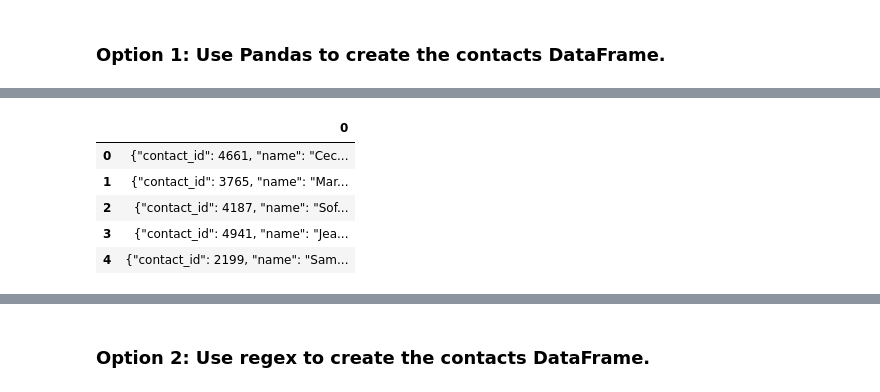
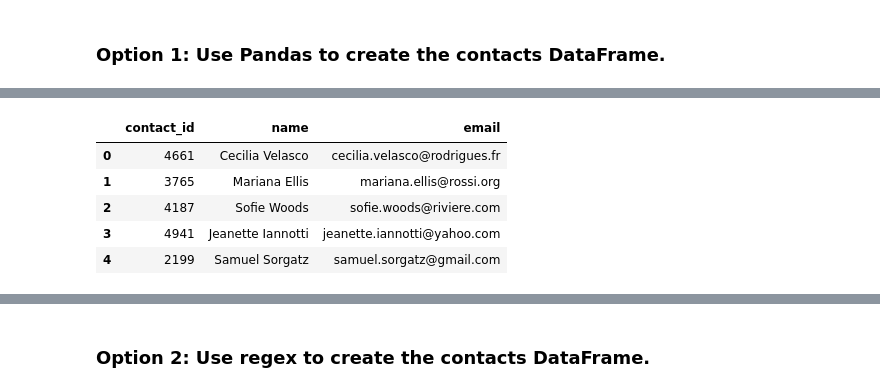
Before and after one commit to jl211412/Crowdfunding_ETL, a Jupyter notebook: ETL_Mini_Project_Starter_Code_CQ.ipynb, the cells around one changed output, grey strips where cells are left out. Saved outputs shown, nothing was run; the diff lists cells and outputs as text; code cells hidden in the pictures.

```diff
--- a/ETL_Mini_Project_Starter_Code_CQ.ipynb
+++ b/ETL_Mini_Project_Starter_Code_CQ.ipynb
@@ -326,3 +292,0 @@ contact_info_df.iloc[1:,0].str.extractall(r'(?P<contact_id>[^,]+)')
-# %%
-contact_info_df.replace('{','',inplace=True)
-contact_info_df
@@ -354,0 +311,23 @@ print(dict_values)
+# %%
+# Iterate through the contact_info_df and convert each row to a dictionary.
+# import json
+# dict_values = []
+# -------------------------
+# Chose to create DataFrame using Option 1 which requires regex expressions instead of a dictionary
+# -------------------------
+
+contact_info_df.columns = contact_info_df.iloc[0]
+contact_info_df.drop(index=0,inplace=True)
+
+contact_info = pd.DataFrame()
+
+p = '(\d{4})'
+contact_info['contact_id'] = contact_info_df['contact_info'].str.extractall(p, flags=re.I)[0].values
+
+p = '([":.])(\w+\s\w+)([",.])'
+contact_info['name'] = contact_info_df['contact_info'].str.extractall(p, flags=re.I)[1].values
+
+p = '([":.])(\w+.\w+@\w+.\w+)([",.])'
+contact_info['email'] = contact_info_df['contact_info'].str.extractall(p, flags=re.I)[1].values
+
+contact_info.head()
@@ -355,14 +341,13 @@ print(dict_values)
 # %%
 # Create a contact_info DataFrame and add each list of values, i.e., each row
 # to the 'contact_id', 'name', 'email' columns.
-contact_info = pd.DataFrame(dict_values)
 contact_info.head()
 # %% [output]
-|  | 0 |
-| 0 | {"contact_id": 4661, "name": "Cec... |
-| 1 | {"contact_id": 3765, "name": "Mar... |
-| 2 | {"contact_id": 4187, "name": "Sof... |
-| 3 | {"contact_id": 4941, "name": "Jea... |
-| 4 | {"contact_id": 2199, "name": "Sam... |
+|  | contact_id | name | email |
+| 0 | 4661 | Cecilia Velasco | cecilia.velasco@rodrigues.fr |
+| 1 | 3765 | Mariana Ellis | mariana.ellis@rossi.org |
+| 2 | 4187 | Sofie Woods | sofie.woods@riviere.com |
+| 3 | 4941 | Jeanette Iannotti | jeanette.iannotti@yahoo.com |
+| 4 | 2199 | Samuel Sorgatz | samuel.sorgatz@gmail.com |
 # %%
 # Check the datatypes.
```
Also changed, not shown: parts of 25 cells of this notebook, 1 other file.
